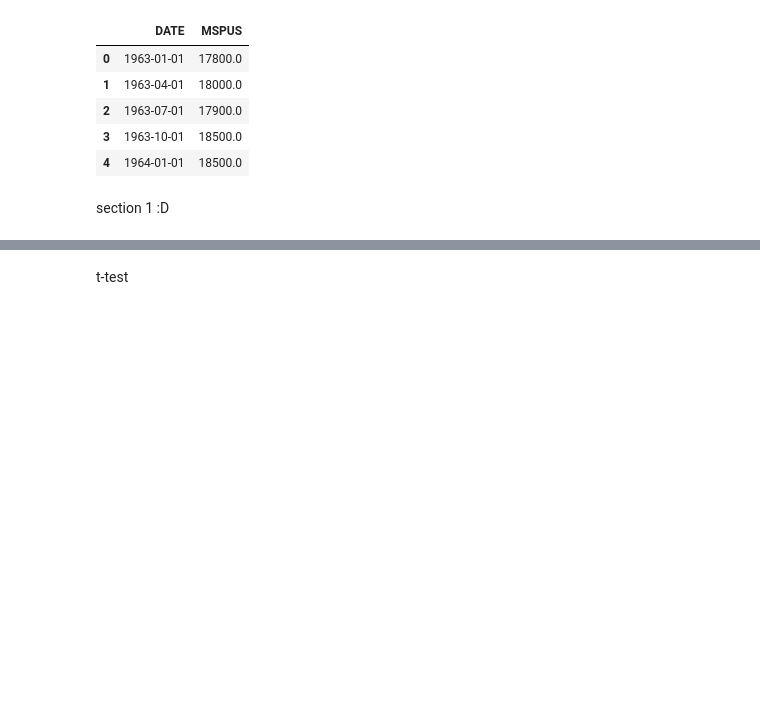
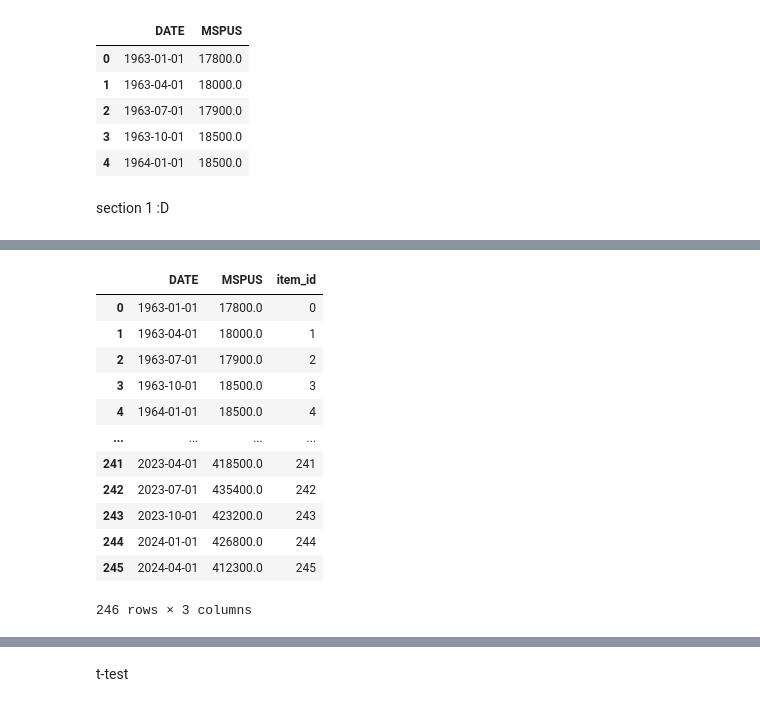
Before and after one commit to LWGames423/Data-Science-2425, a Jupyter notebook: Analysis.ipynb, the cells around one changed output, grey strips where cells are left out. Drawn from its saved outputs; the diff is of its cells as text; code cells hidden in the pictures; blank space fills up the shorter version.

```diff
--- a/Analysis.ipynb
+++ b/Analysis.ipynb
@@ -89,3 +89,24 @@ year_avg.tail()
+# %%
+reg_df = df.copy()
+
+
+reg_df['item_id'] = reg_df.index
+
+reg_df
+# %% [output]
+|  | DATE | MSPUS | item_id |
+| 0 | 1963-01-01 | 17800.0 | 0 |
+| 1 | 1963-04-01 | 18000.0 | 1 |
+| 2 | 1963-07-01 | 17900.0 | 2 |
+| 3 | 1963-10-01 | 18500.0 | 3 |
+| 4 | 1964-01-01 | 18500.0 | 4 |
+| ... | ... | ... | ... |
+| 241 | 2023-04-01 | 418500.0 | 241 |
+| 242 | 2023-07-01 | 435400.0 | 242 |
+| 243 | 2023-10-01 | 423200.0 | 243 |
+| 244 | 2024-01-01 | 426800.0 | 244 |
+| 245 | 2024-04-01 | 412300.0 | 245 |
+246 rows × 3 columns
 # %%
 fig = go.Figure()
 fig.update_layout(title="Temporal House Price Over Quarters: 1963 - 2024", title_font_size = 20,
```
Also changed, not shown: parts of 15 cells of this notebook, 1 other file.
